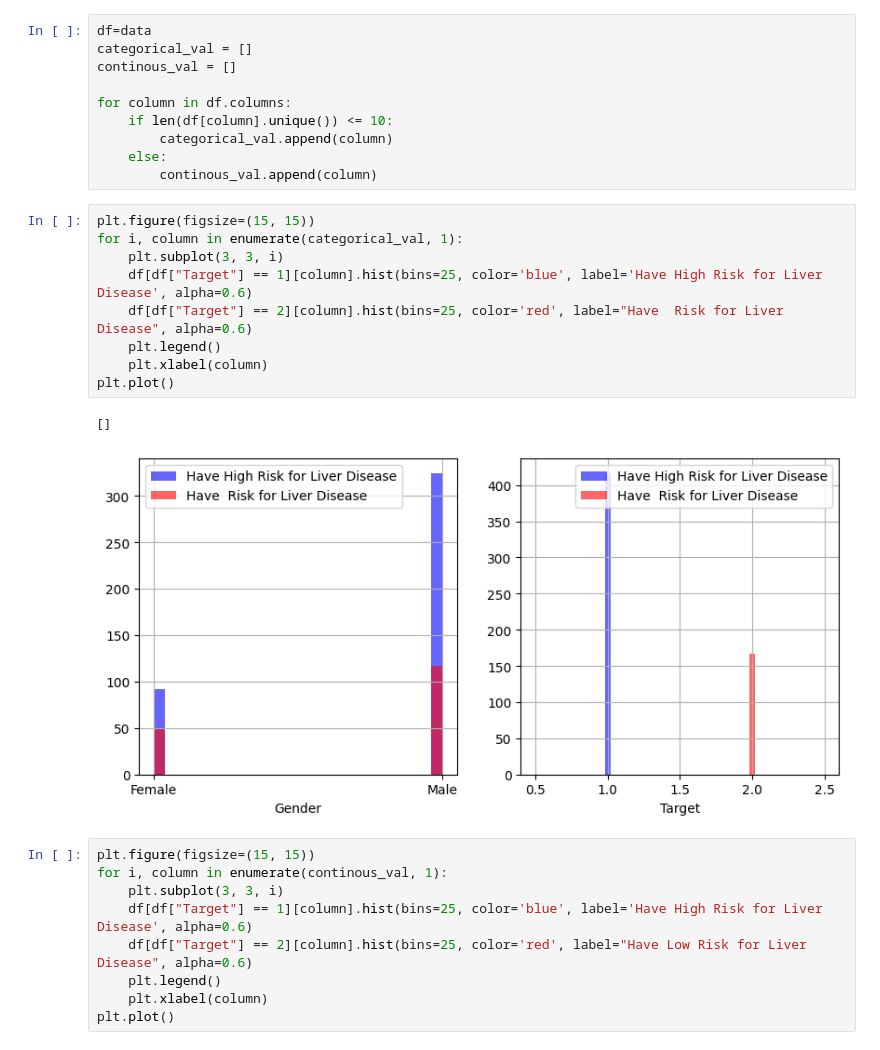
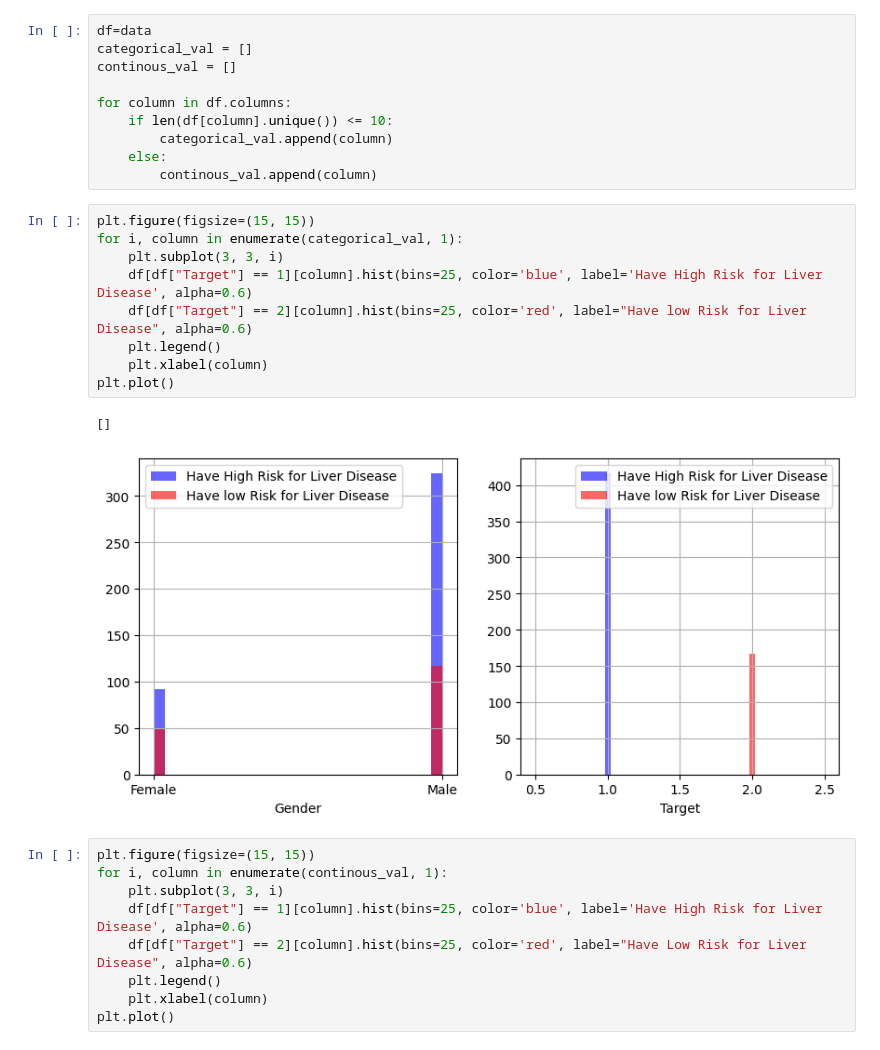
Before and after one commit to MayankRajbasu/Medipal, a Jupyter notebook: Liver.ipynb, the cells around one changed output. Saved outputs shown, nothing was run; the diff lists cells and outputs as text.

```diff
--- a/Liver.ipynb
+++ b/Liver.ipynb
@@ -69,15 +69,15 @@ for column in df.columns:
 # %%
 plt.figure(figsize=(15, 15))
 for i, column in enumerate(categorical_val, 1):
     plt.subplot(3, 3, i)
     df[df["Target"] == 1][column].hist(bins=25, color='blue', label='Have High Risk for Liver Disease', alpha=0.6)
-    df[df["Target"] == 2][column].hist(bins=25, color='red', label="Have  Risk for Liver Disease", alpha=0.6)
+    df[df["Target"] == 2][column].hist(bins=25, color='red', label="Have low Risk for Liver Disease", alpha=0.6)
     plt.legend()
     plt.xlabel(column)
 plt.plot()
 # %% [output]
 []
-[figure, old version]
+[figure, new version]
 # %%
 plt.figure(figsize=(15, 15))
 for i, column in enumerate(continous_val, 1):
```
Also changed, not shown: parts of 7 cells of this notebook, 15 other files.
